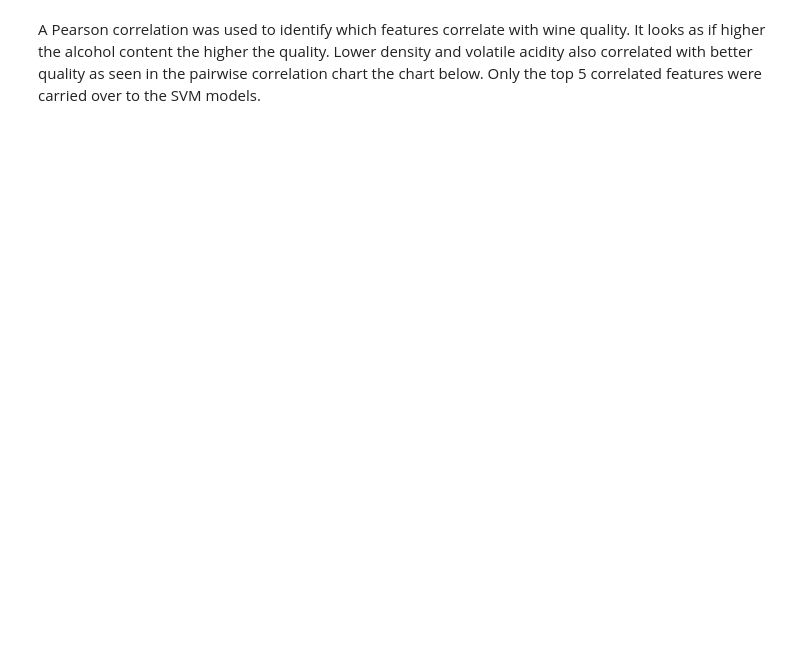
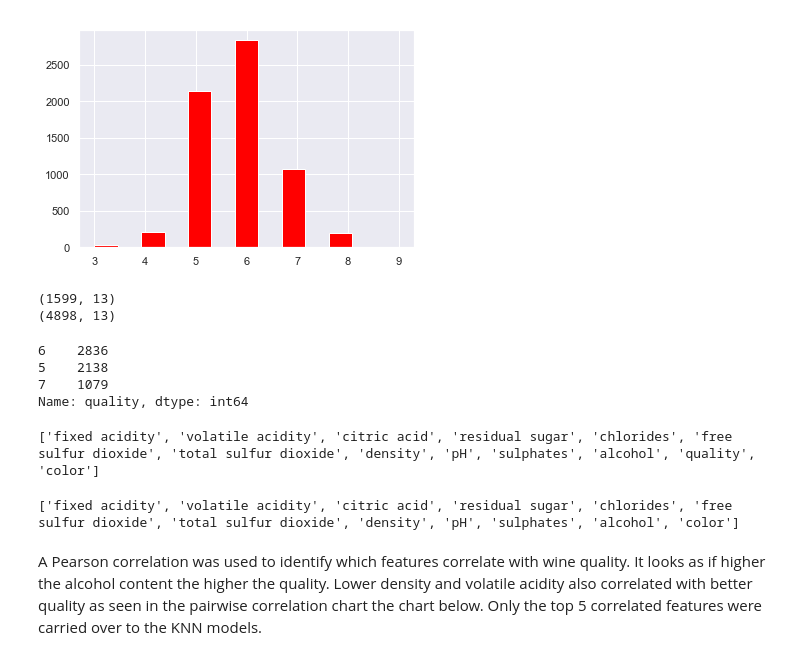
Before and after one commit to antongeorgescu/machine-learning-documentation, a Jupyter notebook: scripts/WineQualityAnalysis_KNN_Correlation.ipynb, the cells around one changed output. Drawn from its saved outputs; the diff is of its cells as text; code cells hidden in the pictures; blank space fills up the shorter version.

```diff
--- a/scripts/WineQualityAnalysis_KNN_Correlation.ipynb
+++ b/scripts/WineQualityAnalysis_KNN_Correlation.ipynb
@@ -35,17 +35,61 @@ print(data["quality"].value_counts())
+# %%
+# show the historgram of wine rankings (quality between 1 and 10)
+data['quality'].hist(color='red', bins=13)
+plt.show()
+# %% [output]
+[figure, added]
+# %%
+import pandas as pd
+import numpy as np
+
+data_red = pd.read_csv("C:/Users/ag4488/Documents/Python/svm-classification-with-pytorch/data/winequality-red.csv",sep=',')
+data_red['color'] = 1 #redwine
+
+print(data_red.shape)
+
+data_white = pd.read_csv("C:/Users/ag4488/Documents/Python/svm-classification-with-pytorch/data/winequality-white.csv",sep=',')
+data_white['color'] = 0 #whitewine
+
+print(data_white.shape)
+
+data = data_red.merge(data_white, how='outer')
+
+
+# based on the "quality histograms" above, we will drop the ratings with low counts (we will keep only 3 dimesnions = 5,6,7)
+data = data.drop(data[data.quality == 1].index)    # not recorded anyway
+data = data.drop(data[data.quality == 2].index)    # not recorded anyway
+data = data.drop(data[data.quality == 10].index)   # not recorded anyway
+data = data.drop(data[data.quality == 9].index)
+data = data.drop(data[data.quality == 3].index)
+data = data.drop(data[data.quality == 8].index)
+data = data.drop(data[data.quality == 4].index)
+# %% [output]
+(1599, 13)
+(4898, 13)
+# %%
+data.quality.value_counts()
+# %% [output]
+6    2836
+5    2138
+7    1079
+Name: quality, dtype: int64
+# %%
+fields = list(data.columns)
+print(fields)
+# %% [output]
+['fixed acidity', 'volatile acidity', 'citric acid', 'residual sugar', 'chlorides', 'free sulfur dioxide', 'total sulfur dioxide', 'density', 'pH', 'sulphates', 'alcohol', 'quality', 'color']
 # %%
 # split the data set in two: 1) color+features (observations)  2) quality (actuals)
 
-# select the outcomes
+fields = list(data.columns[:-2])
+fields.append('color')  #adding color back
+X = data[fields]
 y = data['quality']
-
-data = data.drop(columns=['quality'])
-
-# select the rows (observations)
-fields = list(data.columns)
-X = data[fields]
 print(fields)
+# %% [output]
+['fixed acidity', 'volatile acidity', 'citric acid', 'residual sugar', 'chlorides', 'free sulfur dioxide', 'total sulfur dioxide', 'density', 'pH', 'sulphates', 'alcohol', 'color']
 # %% [markdown]
-A Pearson correlation was used to identify which features correlate with wine quality. It looks as if higher the alcohol content the higher the quality. Lower density and volatile acidity also correlated with better quality as seen in the pairwise correlation chart the chart below. Only the top 5 correlated features were carried over to the SVM models.
+A Pearson correlation was used to identify which features correlate with wine quality. It looks as if higher the alcohol content the higher the quality. Lower density and volatile acidity also correlated with better quality as seen in the pairwise correlation chart the chart below. Only the top 5 correlated features were carried over to the KNN models.
 # %%
 correlations = data[fields].corrwith(y)
 correlations.sort_values(inplace=True)
```
Also changed, not shown: parts of 16 cells of this notebook.
